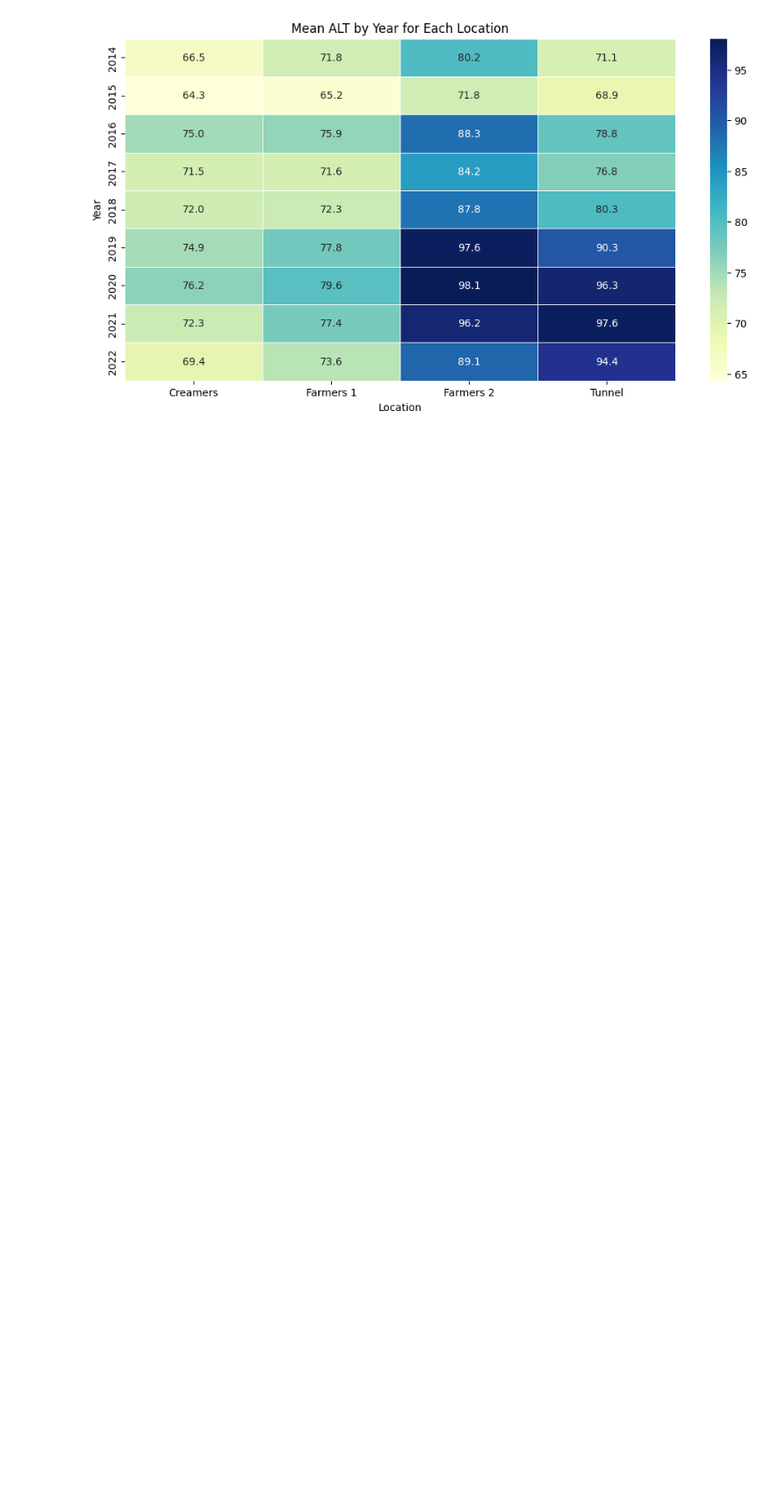
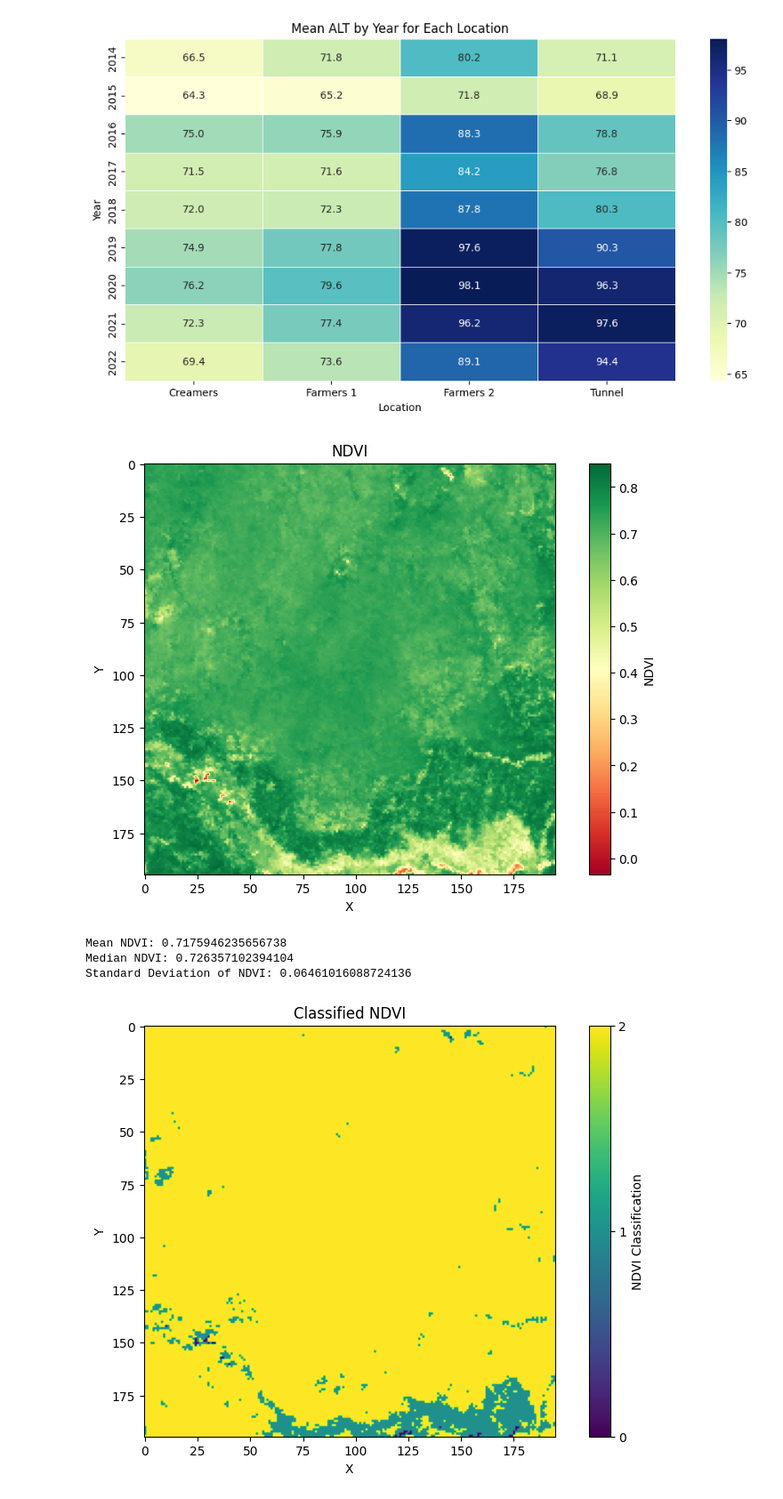
Before and after one commit to Adaziazad/ALT, a Jupyter notebook: v1/Final.ipynb, the cells around one changed output. Shown at 89% size. Saved outputs shown, nothing was run; the diff lists cells and outputs as text; code cells hidden in the pictures; blank space fills up the shorter version.

```diff
--- a/v1/Final.ipynb
+++ b/v1/Final.ipynb
@@ -332,3 +274,49 @@ plt.ylabel('Year')
 plt.show()
 # %% [output]
 [figure]
+# %%
+import rasterio
+import numpy as np
+import matplotlib.pyplot as plt
+
+ndvi_file = '/Users/Azadeh/Downloads/NDVI 2/CF_NDVI.tif'
+with rasterio.open(ndvi_file) as src:
+    ndvi = src.read(1)
+
+plt.figure(figsize=(10, 6))
+plt.title('NDVI')
+plt.imshow(ndvi, cmap='RdYlGn')
+plt.colorbar(label='NDVI')
+plt.xlabel('X')
+plt.ylabel('Y')
+plt.show()
+
+mean_ndvi = np.mean(ndvi)
+median_ndvi = np.median(ndvi)
+std_ndvi = np.std(ndvi)
+
+print(f'Mean NDVI: {mean_ndvi}')
+print(f'Median NDVI: {median_ndvi}')
+print(f'Standard Deviation of NDVI: {std_ndvi}')
+
+healthy_threshold = 0.6
+unhealthy_threshold = 0.2
+
+ndvi_classified = np.zeros_like(ndvi)
+ndvi_classified[ndvi >= healthy_threshold] = 2  # Healthy
+ndvi_classified[(ndvi >= unhealthy_threshold) & (ndvi < healthy_threshold)] = 1  # Moderate
+ndvi_classified[ndvi < unhealthy_threshold] = 0  # Unhealthy
+
+plt.figure(figsize=(10, 6))
+plt.title('Classified NDVI')
+plt.imshow(ndvi_classified, cmap='viridis')
+plt.colorbar(ticks=[0, 1, 2], label='NDVI Classification')
+plt.xlabel('X')
+plt.ylabel('Y')
+plt.show()
+# %% [output]
+[figure, added]
+Mean NDVI: 0.7175946235656738
+Median NDVI: 0.726357102394104
+Standard Deviation of NDVI: 0.06461016088724136
+[figure, added]
```
Also changed, not shown: parts of 12 cells of this notebook, 1 other file.
